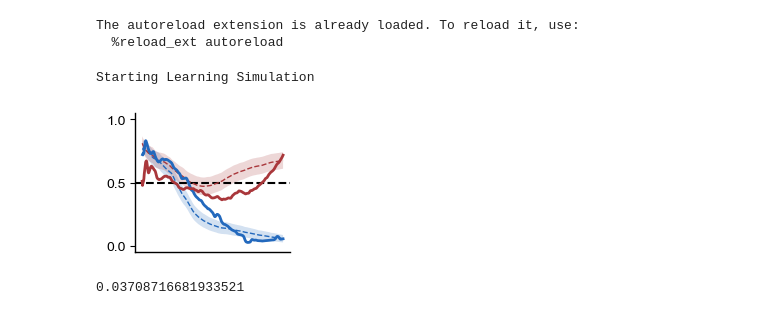
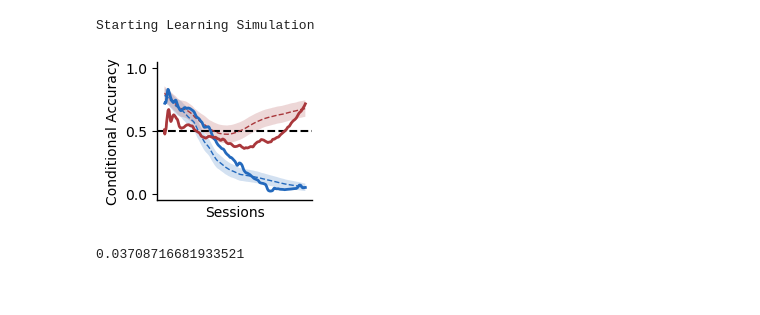
Before and after one commit to geffenlab/CategorizationStrategies, a Jupyter notebook: Figure4.ipynb, the cells around one changed output. Cells and saved outputs as stored; diff of their text form; code cells hidden in the pictures.

```diff
--- a/Figure4.ipynb
+++ b/Figure4.ipynb
@@ -1,40 +1,23 @@
 # %%
-# first let's import our packages
+# Import External Packages
 import scipy.stats as scs
-from scipy.optimize import minimize # finding optimal params in models
-import os                           # operating system tools
-import numpy as np                  # matrix/array functions
-import pandas as pd                 # loading and manipulating data
+import os
+import numpy as np
+import pandas as pd
+import matplotlib.pyplot as plt
 import pickle
-
-#import ipywidgets as widgets        # interactive display
-import matplotlib.pyplot as plt     # plotting
-
 from sklearn.linear_model import LinearRegression
 
+# Importing Custom Functions
 import clusteringFns as clf
 import reinforcementLearningFns as rlf
 import plotFns as psyplt
 import helperFns as mf
 
+# Setting Seed for Reproducibility
+np.random.seed(2021)
+
 curPath = os.path.abspath(os.getcwd())
-
-%load_ext autoreload
-%autoreload 2
-
-def moving_average(x, w):
-    return np.convolve(x, np.ones(w), 'valid') / w
-
-np.random.seed(2021)                # set seed for reproducibility
-
-font = {'family' : 'Arial',
-        'weight' : 'normal',
-        'size'   : 10}
-
-plt.rc('font', **font)
-# %% [output]
-The autoreload extension is already loaded. To reload it, use:
-  %reload_ext autoreload
 # %%
 # Figure 4C (Takes a few minutes)
 
@@ -75,36 +58,36 @@ fig, ax = plt.subplots(1,1)
 ax.plot(np.array(range(0,nPoints)), rawTrace[0:nPoints], linewidth = 2, color = psyplt.getColors('s_low'), alpha = 1, zorder = 5)
 ax.plot(np.array(range(0,nPoints)), rawTrace[nPoints:(2*nPoints)], linewidth = 2, color = psyplt.getColors('s_high'), alpha = 1, zorder = 5)
 
 ax.plot(np.array(range(0,nPoints)), simTrace[0:nPoints], linewidth = 1, linestyle = '--', color = psyplt.getColors('s_low'), alpha = 1, zorder = 3)
 ax.fill_between(np.array(range(0,nPoints)), simTrace[0:nPoints] - simStd[0:nPoints], simTrace[0:nPoints] + simStd[0:nPoints], facecolor=psyplt.getColors('s_low'), zorder=1, alpha=0.2)
 
 ax.plot(np.array(range(0,nPoints)), simTrace[nPoints:(2*nPoints)], linewidth = 1, linestyle = '--', color = psyplt.getColors('s_high'), alpha = 1, zorder = 3)
 ax.fill_between(np.array(range(0,nPoints)), simTrace[nPoints:(2*nPoints)]-simStd[nPoints:(2*nPoints)], simTrace[nPoints:(2*nPoints)] + simStd[nPoints:(2*nPoints)], facecolor=psyplt.getColors('s_high'), zorder=1, alpha=0.2)
 
 ax.set_ylim(-0.05,1.05)
 ax.axhline(0.5, color = 'k', linestyle = '--')
 
 plt.tick_params(
     axis='both',          # changes apply to the x-axis
     which='both',      # both major and minor ticks are affected
     bottom=False,      # ticks along the bottom edge are off
     top=False,         # ticks along the top edge are off
     labelbottom=False) # labels along the bottom edge are off
 
-# plt.xlabel('Sessions')
-# plt.ylabel('Conditional Accuracy')
+plt.xlabel('Sessions')
+plt.ylabel('Conditional Accuracy')
 
 image_format = 'svg' # e.g .png, .svg, etc.
 
 ax.spines[['right', 'top']].set_visible(False)
 ax.spines[['left', 'bottom']].set_linewidth(1)
 
 fig.set_size_inches(2,1.8)
 
 plt.show()
 # %% [output]
 Starting Learning Simulation
-[figure, old version]
+[figure, new version]
 # %%
 # Figure 4D
 
```
Also changed, not shown: 2 other files.
